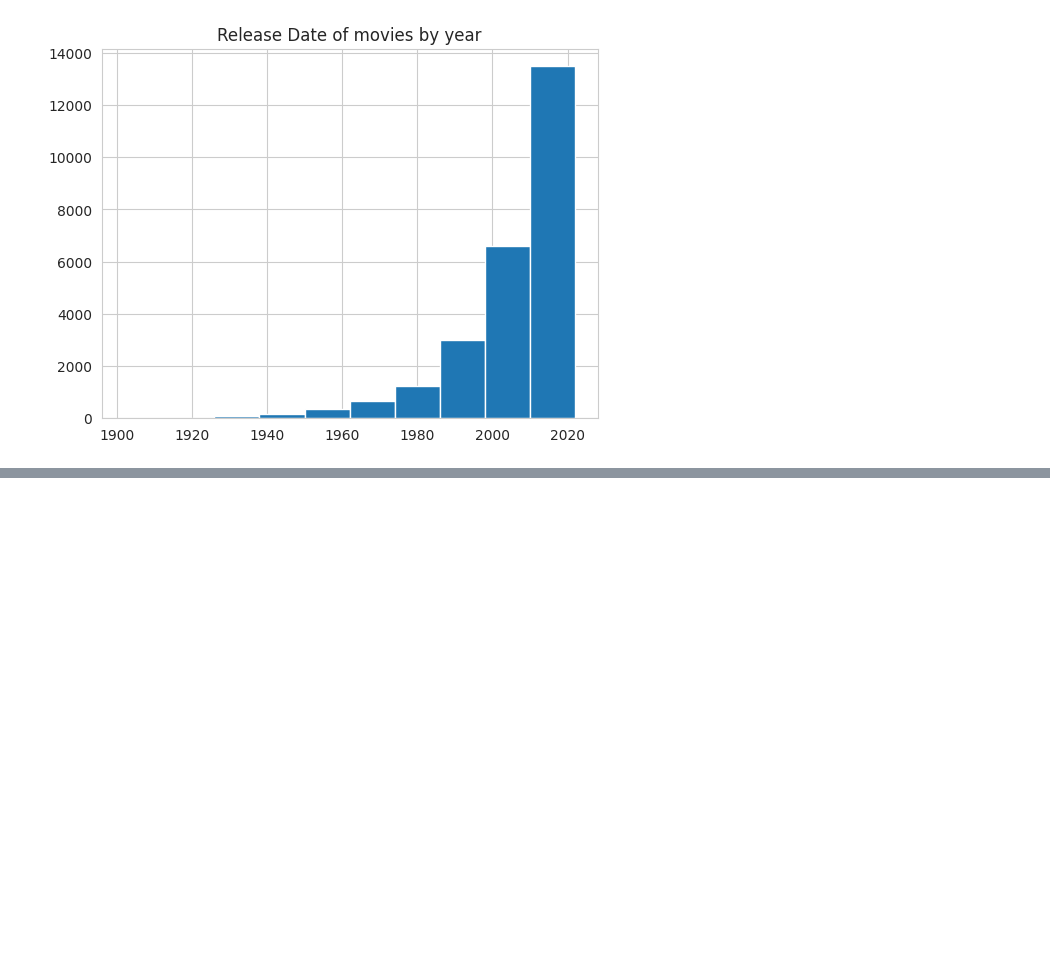
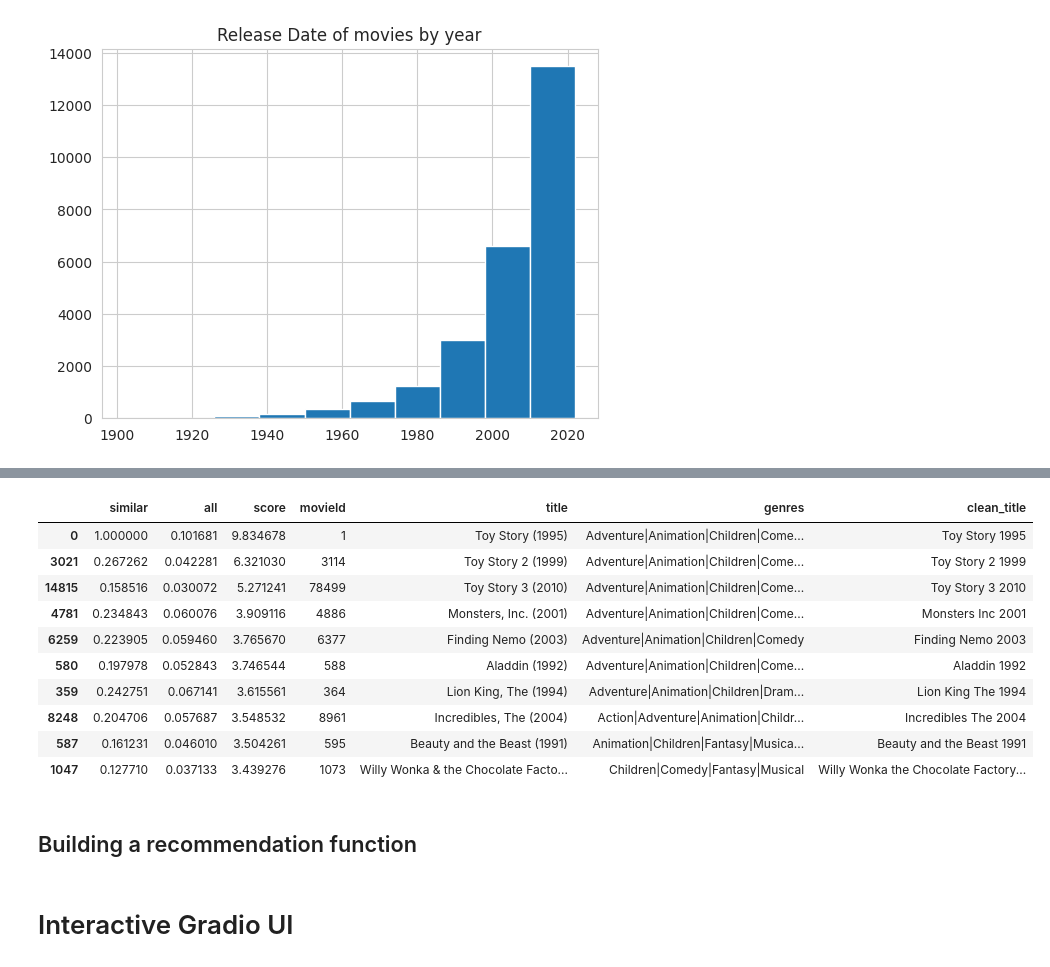
Before and after one commit to ak-pydev/kaggle_projects, a Jupyter notebook: movie_recommendation.ipynb, the cells around one changed output, grey strips where cells are left out. Cells and saved outputs as stored; diff of their text form; code cells hidden in the pictures; blank space fills up the shorter version.

Commit message:
Kaggle Notebook | Movie Recommendation System | Final

```diff
--- a/movie_recommendation.ipynb
+++ b/movie_recommendation.ipynb
@@ -242,0 +372,2 @@ Text(0.5, 1.0, 'Release Date of movies by year')
+# %%
+all_users_recs = all_users["movieId"].value_counts() /len(all_users["userId"].unique())
@@ -242,0 +392,3 @@ Text(0.5, 1.0, 'Release Date of movies by year')
+# %%
+rec_percentages = pd.concat([similar_user_recs,all_users_recs],axis=1)
+rec_percentages.columns = ["similar","all"]
@@ -242,0 +412,4 @@ Text(0.5, 1.0, 'Release Date of movies by year')
+# %%
+rec_percentages["score"] = rec_percentages["similar"] /rec_percentages["all"]
+# %%
+rec_percentages = rec_percentages.sort_values("score",ascending=False)
@@ -242,0 +433,16 @@ Text(0.5, 1.0, 'Release Date of movies by year')
+# %%
+rec_percentages.head(10).merge(movies,left_index=True,right_on="movieId")
+# %% [output]
+|  | similar | all | score | movieId | title | genres | clean_title |
+| 0 | 1.000000 | 0.101681 | 9.834678 | 1 | Toy Story (1995) | Adventure|Animation|Children|Come... | Toy Story 1995 |
+| 3021 | 0.267262 | 0.042281 | 6.321030 | 3114 | Toy Story 2 (1999) | Adventure|Animation|Children|Come... | Toy Story 2 1999 |
+| 14815 | 0.158516 | 0.030072 | 5.271241 | 78499 | Toy Story 3 (2010) | Adventure|Animation|Children|Come... | Toy Story 3 2010 |
+| 4781 | 0.234843 | 0.060076 | 3.909116 | 4886 | Monsters, Inc. (2001) | Adventure|Animation|Children|Come... | Monsters Inc 2001 |
+| 6259 | 0.223905 | 0.059460 | 3.765670 | 6377 | Finding Nemo (2003) | Adventure|Animation|Children|Comedy | Finding Nemo 2003 |
+| 580 | 0.197978 | 0.052843 | 3.746544 | 588 | Aladdin (1992) | Adventure|Animation|Children|Come... | Aladdin 1992 |
+| 359 | 0.242751 | 0.067141 | 3.615561 | 364 | Lion King, The (1994) | Adventure|Animation|Children|Dram... | Lion King The 1994 |
+| 8248 | 0.204706 | 0.057687 | 3.548532 | 8961 | Incredibles, The (2004) | Action|Adventure|Animation|Childr... | Incredibles The 2004 |
+| 587 | 0.161231 | 0.046010 | 3.504261 | 595 | Beauty and the Beast (1991) | Animation|Children|Fantasy|Musica... | Beauty and the Beast 1991 |
+| 1047 | 0.127710 | 0.037133 | 3.439276 | 1073 | Willy Wonka & the Chocolate Facto... | Children|Comedy|Fantasy|Musical | Willy Wonka the Chocolate Factory... |
+# %% [markdown]
+## Building a recommendation function
@@ -242,0 +467,2 @@ Text(0.5, 1.0, 'Release Date of movies by year')
+# %% [markdown]
+# Interactive Gradio UI
```
Also changed, not shown: parts of 31 cells of this notebook.
